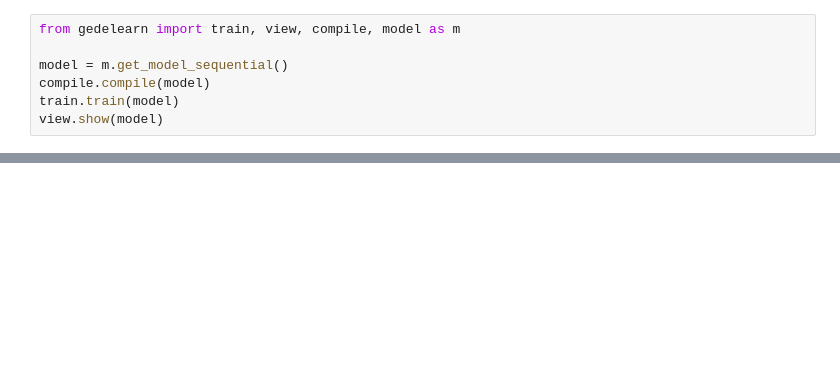
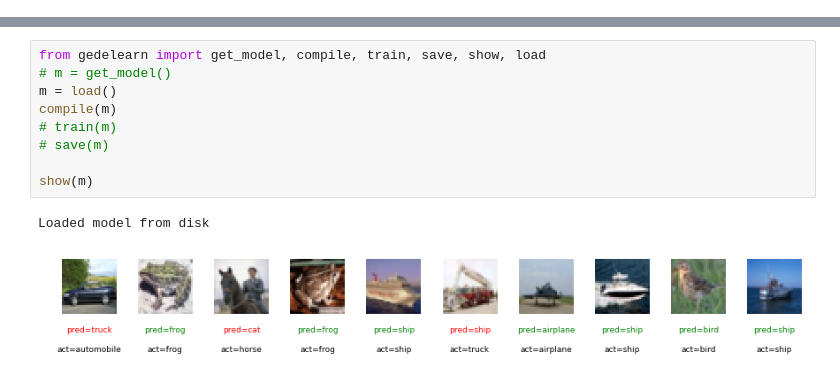
Before and after one commit to delqn/generative-deep-learning, a Jupyter notebook: compile-train-test.ipynb, the cells around one changed output, grey strips where cells are left out. Drawn from its saved outputs; the diff is of its cells as text; blank space fills up the shorter version.

```diff
--- a/compile-train-test.ipynb
+++ b/compile-train-test.ipynb
@@ -1,7 +0,0 @@
-# %%
-from gedelearn import train, view, compile, model as m
-
-model = m.get_model_sequential()
-compile.compile(model)
-train.train(model)
-view.show(model)
@@ -24,0 +1,12 @@ Epoch 1/10
+# %%
+from gedelearn import get_model, compile, train, save, show, load
+# m = get_model()
+m = load()
+compile(m)
+# train(m)
+# save(m)
+
+show(m)
+# %% [output]
+Loaded model from disk
+[figure, added]
```
Also changed, not shown: parts of 1 cell of this notebook, 3 other files.
